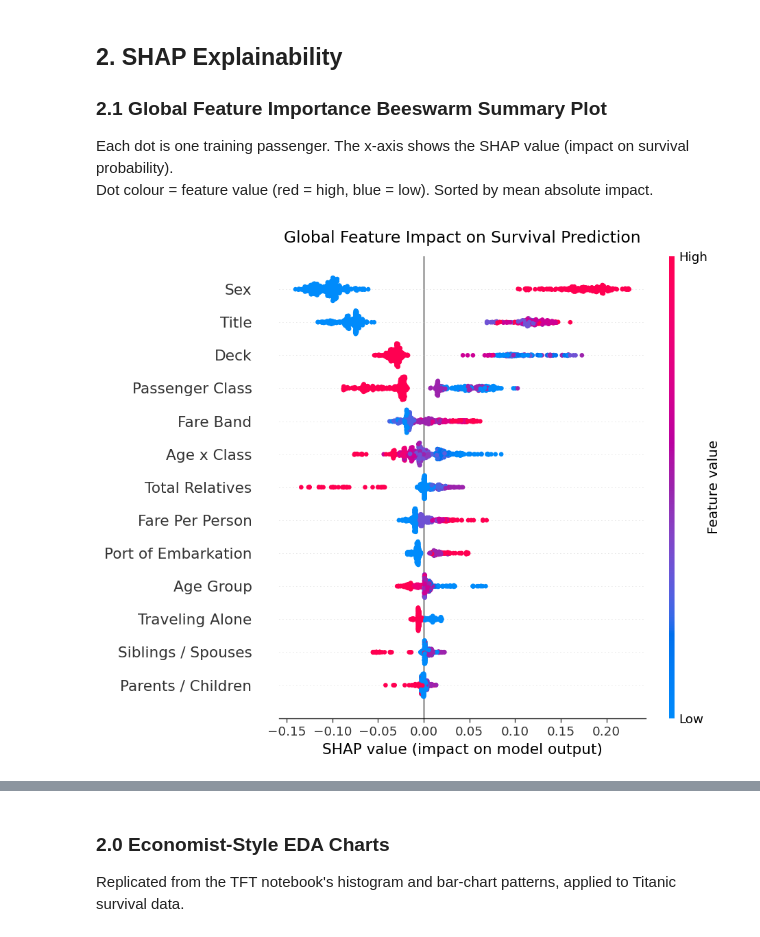
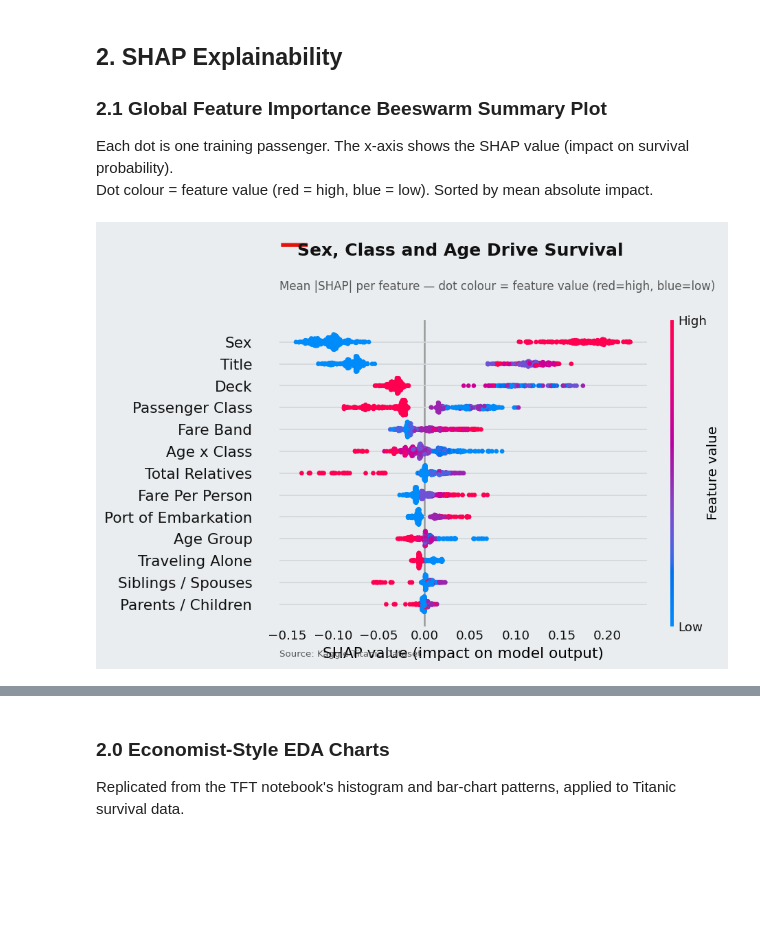
Before and after one commit to nishantnayar/Titanic, a Jupyter notebook: Titanic.ipynb, the cells around one changed output, grey strips where cells are left out. Drawn from its saved outputs; the diff is of its cells as text; code cells hidden in the pictures; blank space fills up the shorter version.

```diff
--- a/Titanic.ipynb
+++ b/Titanic.ipynb
@@ -1111,32 +1218,37 @@ import shap
 shap_values = explainer.shap_values(X_train)
 
 # For binary classifiers, shap_values is list [class0, class1] ﷿﷿﷿ take class 1
 if isinstance(shap_values, list):
     sv = shap_values[1]
 elif shap_values.ndim == 3:
     sv = shap_values[:, :, 1]
 else:
     sv = shap_values
 
 labels = [FEATURE_LABELS.get(c, c) for c in FEATURE_COLUMNS]
 
 # ── Economist-styled SHAP beeswarm ───────────────────────────────────────
 fig, ax = plt.subplots(figsize=(11, 7))
 apply_economist_base(ax, fig)
 
+plt.sca(ax)   # shap.summary_plot always uses plt.gca(); pre-select our axes
+
 shap.summary_plot(sv, X_train, feature_names=labels,
-                  plot_type="dot", show=False, color_bar=True, ax=ax)
+                  plot_type="dot", show=False, color_bar=True)
 
+# Re-apply Economist style to every axes SHAP may have created
 for child_ax in fig.axes:
     child_ax.set_facecolor(pred_color("background"))
     child_ax.tick_params(labelcolor=pred_color("deep-charcoal"))
+    for spine in child_ax.spines.values():
+        spine.set_visible(False)
 
 economist_title(ax,
     title="Sex, Class and Age Drive Survival",
     subtitle="Mean |SHAP| per feature — dot colour = feature value (red=high, blue=low)")
 
 plt.tight_layout(rect=[0, 0.02, 1, 0.94])
 save_econ_plot(fig, "shap_beeswarm")
 plt.show()
 # %% [output]
-[figure, old version]
+[figure, new version]
```
Also changed, not shown: parts of 37 cells of this notebook, 3 other files.
